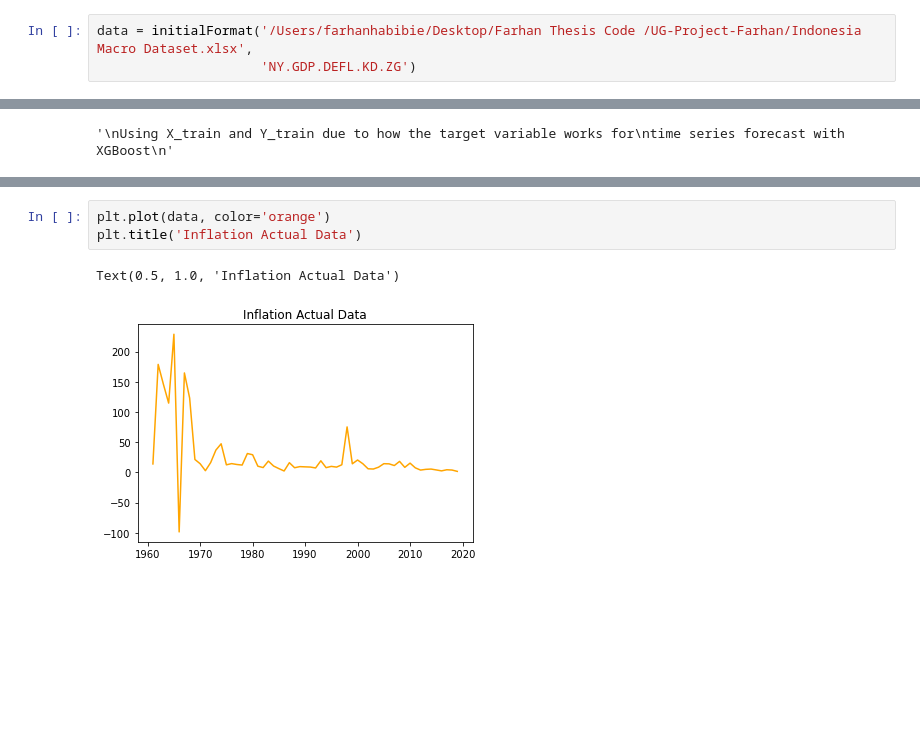
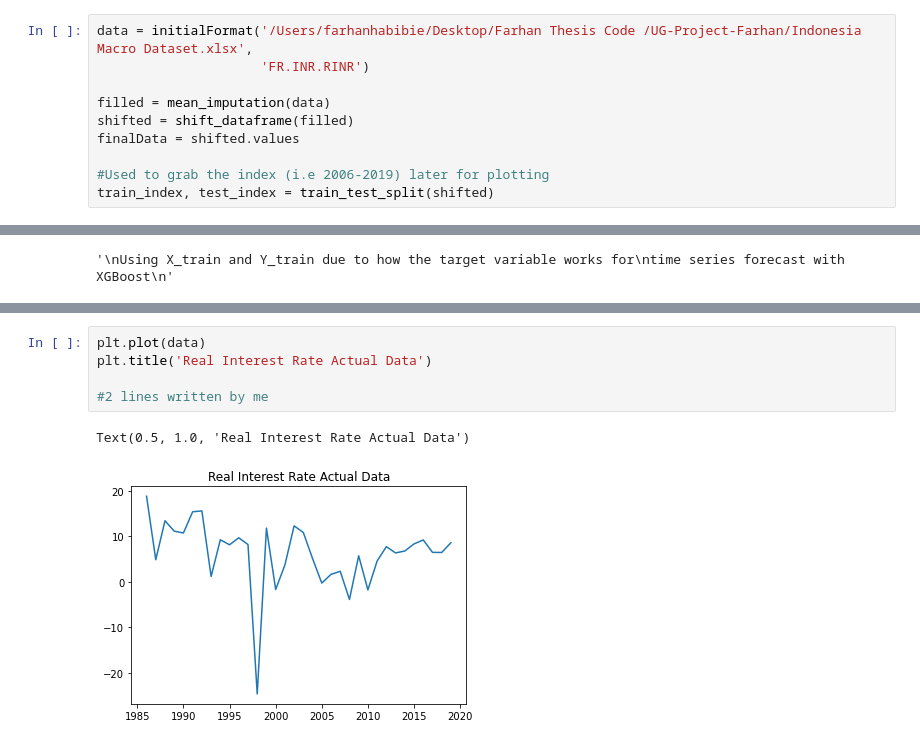
Before and after one commit to FarhanHabibie/UG-Project-Farhan, a Jupyter notebook: XGBoost Forecasts/Univariate Forecast Final XGBoost.ipynb, the cells around one changed output, grey strips where cells are left out. Saved outputs shown, nothing was run; the diff lists cells and outputs as text; blank space fills up the shorter version.

```diff
--- a/XGBoost Forecasts/Univariate Forecast Final XGBoost.ipynb
+++ b/XGBoost Forecasts/Univariate Forecast Final XGBoost.ipynb
@@ -148,3 +175,10 @@ def mean_imputation(data):
 # %%
 data = initialFormat('/Users/farhanhabibie/Desktop/Farhan Thesis Code /UG-Project-Farhan/Indonesia Macro Dataset.xlsx',
-                     'NY.GDP.DEFL.KD.ZG')
+                     'FR.INR.RINR')
+
+filled = mean_imputation(data)
+shifted = shift_dataframe(filled)
+finalData = shifted.values
+
+#Used to grab the index (i.e 2006-2019) later for plotting
+train_index, test_index = train_test_split(shifted)
@@ -252,7 +237,9 @@ Variance =  Val    3080.425988
 dtype: float64
 # %%
-plt.plot(data, color='orange')
-plt.title('Inflation Actual Data')
+plt.plot(data)
+plt.title('Real Interest Rate Actual Data')
+
+#2 lines written by me
 # %% [output]
-Text(0.5, 1.0, 'Inflation Actual Data')
+Text(0.5, 1.0, 'Real Interest Rate Actual Data')
-[figure, old version]
+[figure, new version]
```
Also changed, not shown: parts of 27 cells of this notebook, 4 other files.
